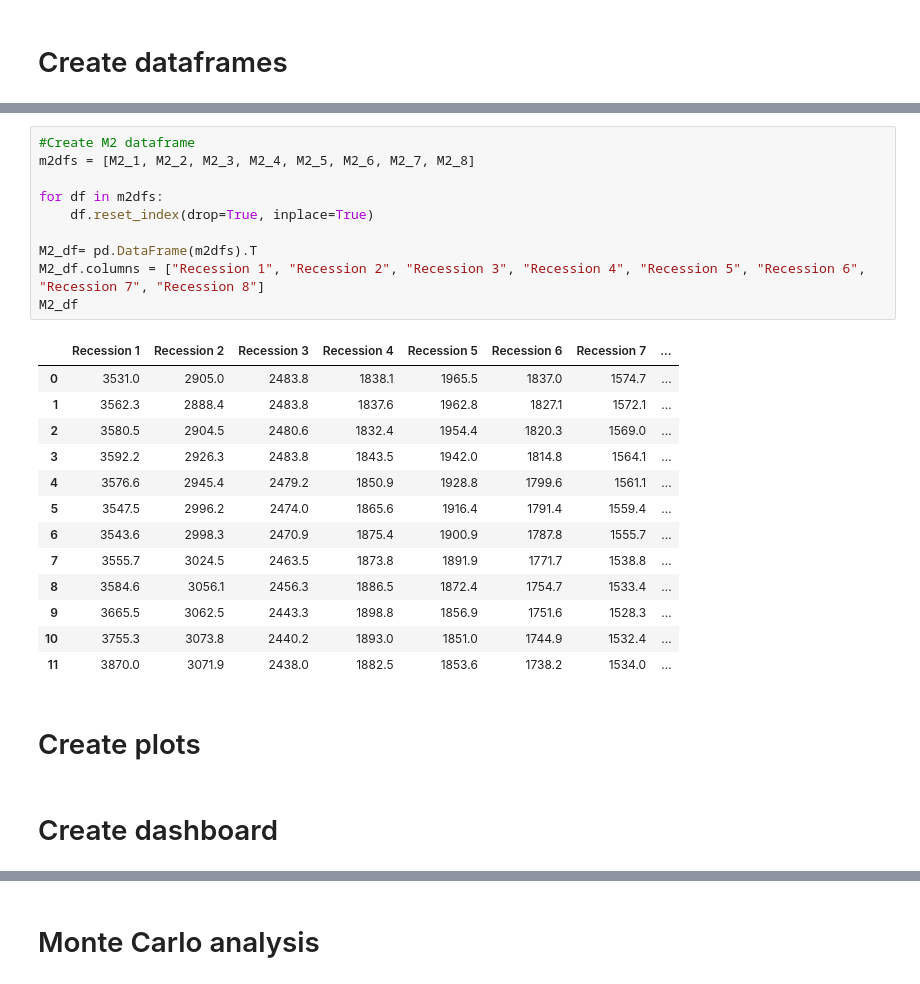
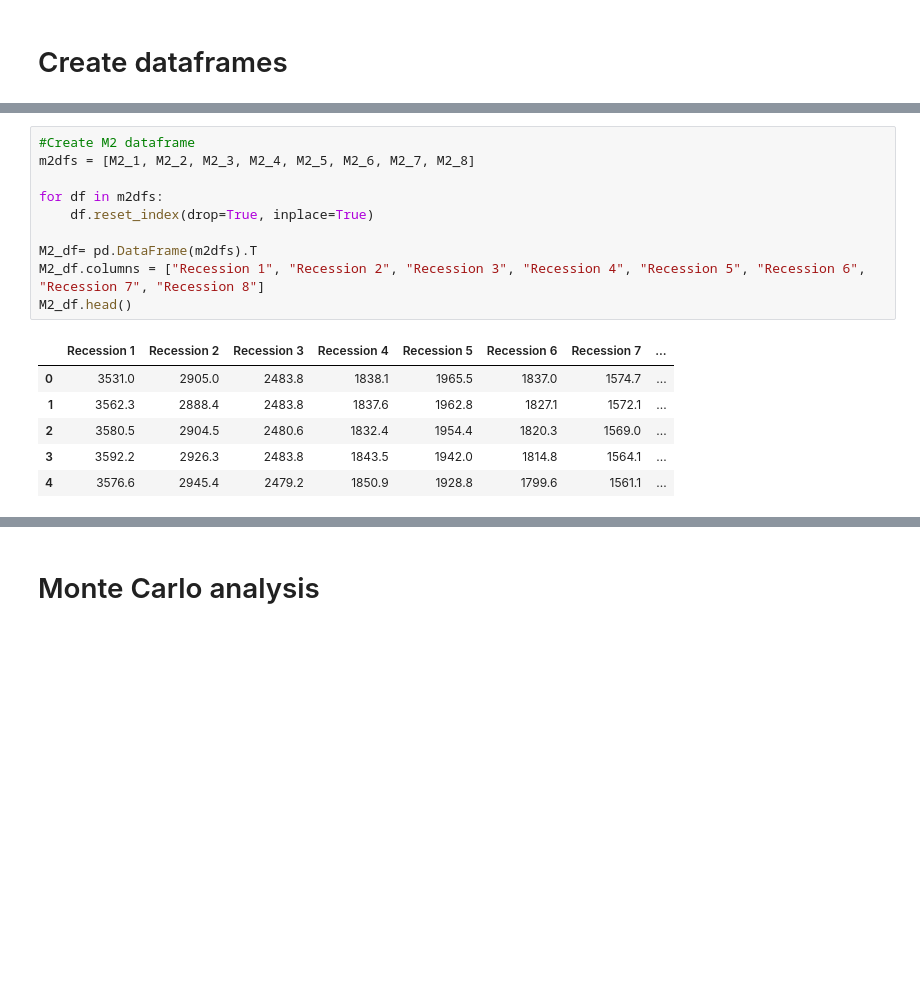
Before and after one commit to evanpaliotta/Project_1, a Jupyter notebook: outline.ipynb, the cells around one changed output, grey strips where cells are left out. Saved outputs shown, nothing was run; the diff lists cells and outputs as text; blank space fills up the shorter version.

```diff
--- a/outline.ipynb
+++ b/outline.ipynb
@@ -340,28 +251,17 @@ M2_velocity_df
 # %%
 #Create M2 dataframe
 m2dfs = [M2_1, M2_2, M2_3, M2_4, M2_5, M2_6, M2_7, M2_8]
 
 for df in m2dfs:
     df.reset_index(drop=True, inplace=True)
 
 M2_df= pd.DataFrame(m2dfs).T
 M2_df.columns = ["Recession 1", "Recession 2", "Recession 3", "Recession 4", "Recession 5", "Recession 6", "Recession 7", "Recession 8"]
-M2_df
+M2_df.head()
 # %% [output]
 |  | Recession 1 | Recession 2 | Recession 3 | Recession 4 | Recession 5 | Recession 6 | Recession 7 | ... |
 | 0 | 3531.0 | 2905.0 | 2483.8 | 1838.1 | 1965.5 | 1837.0 | 1574.7 | ... |
 | 1 | 3562.3 | 2888.4 | 2483.8 | 1837.6 | 1962.8 | 1827.1 | 1572.1 | ... |
 | 2 | 3580.5 | 2904.5 | 2480.6 | 1832.4 | 1954.4 | 1820.3 | 1569.0 | ... |
 | 3 | 3592.2 | 2926.3 | 2483.8 | 1843.5 | 1942.0 | 1814.8 | 1564.1 | ... |
 | 4 | 3576.6 | 2945.4 | 2479.2 | 1850.9 | 1928.8 | 1799.6 | 1561.1 | ... |
-| 5 | 3547.5 | 2996.2 | 2474.0 | 1865.6 | 1916.4 | 1791.4 | 1559.4 | ... |
-| 6 | 3543.6 | 2998.3 | 2470.9 | 1875.4 | 1900.9 | 1787.8 | 1555.7 | ... |
-| 7 | 3555.7 | 3024.5 | 2463.5 | 1873.8 | 1891.9 | 1771.7 | 1538.8 | ... |
-| 8 | 3584.6 | 3056.1 | 2456.3 | 1886.5 | 1872.4 | 1754.7 | 1533.4 | ... |
-| 9 | 3665.5 | 3062.5 | 2443.3 | 1898.8 | 1856.9 | 1751.6 | 1528.3 | ... |
-| 10 | 3755.3 | 3073.8 | 2440.2 | 1893.0 | 1851.0 | 1744.9 | 1532.4 | ... |
-| 11 | 3870.0 | 3071.9 | 2438.0 | 1882.5 | 1853.6 | 1738.2 | 1534.0 | ... |
-# %% [markdown]
-# Create plots
-# %% [markdown]
-# Create dashboard
```
Also changed, not shown: parts of 24 cells of this notebook.
